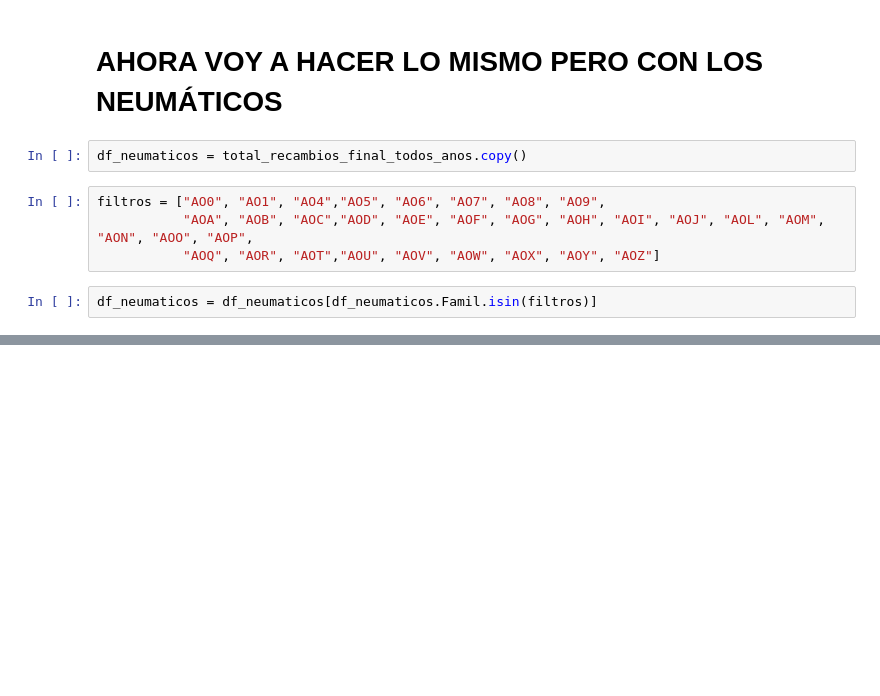
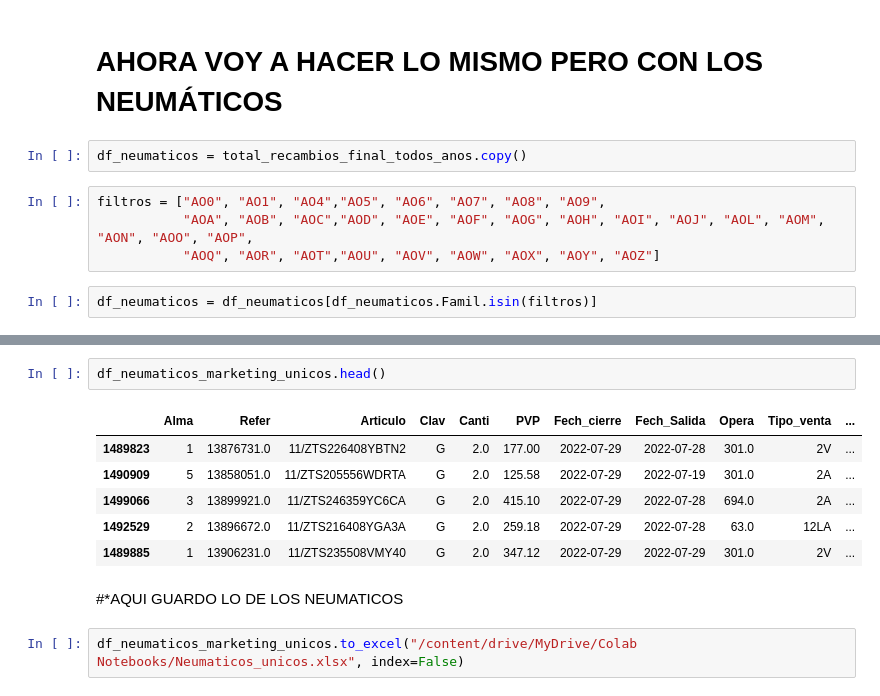
Before and after one commit to pacomm5/PLANTILLAS2, a Jupyter notebook: RECAMBIOS_NUEVO_LISTADO.ipynb, the cells around one changed output, grey strips where cells are left out. Cells and saved outputs as stored; diff of their text form; blank space fills up the shorter version.

```diff
--- a/RECAMBIOS_NUEVO_LISTADO.ipynb
+++ b/RECAMBIOS_NUEVO_LISTADO.ipynb
@@ -2713,0 +2749,13 @@ df_neumaticos = df_neumaticos[df_neumaticos.Famil.isin(filtros)]
+# %%
+df_neumaticos_marketing_unicos.head()
+# %% [output]
+|  | Alma | Refer | Articulo | Clav | Canti | PVP | Fech_cierre | Fech_Salida | Opera | Tipo_venta | ... |
+| 1489823 | 1 | 13876731.0 | 11/ZTS226408YBTN2 | G | 2.0 | 177.00 | 2022-07-29 | 2022-07-28 | 301.0 | 2V | ... |
+| 1490909 | 5 | 13858051.0 | 11/ZTS205556WDRTA | G | 2.0 | 125.58 | 2022-07-29 | 2022-07-19 | 301.0 | 2A | ... |
+| 1499066 | 3 | 13899921.0 | 11/ZTS246359YC6CA | G | 2.0 | 415.10 | 2022-07-29 | 2022-07-28 | 694.0 | 2A | ... |
+| 1492529 | 2 | 13896672.0 | 11/ZTS216408YGA3A | G | 2.0 | 259.18 | 2022-07-29 | 2022-07-28 | 63.0 | 12LA | ... |
+| 1489885 | 1 | 13906231.0 | 11/ZTS235508VMY40 | G | 2.0 | 347.12 | 2022-07-29 | 2022-07-29 | 301.0 | 2V | ... |
+# %% [markdown]
+#*AQUI GUARDO LO DE LOS NEUMATICOS
+# %%
+df_neumaticos_marketing_unicos.to_excel("/content/drive/MyDrive/Colab Notebooks/Neumaticos_unicos.xlsx", index=False)
```
Also changed, not shown: parts of 6 cells of this notebook.
